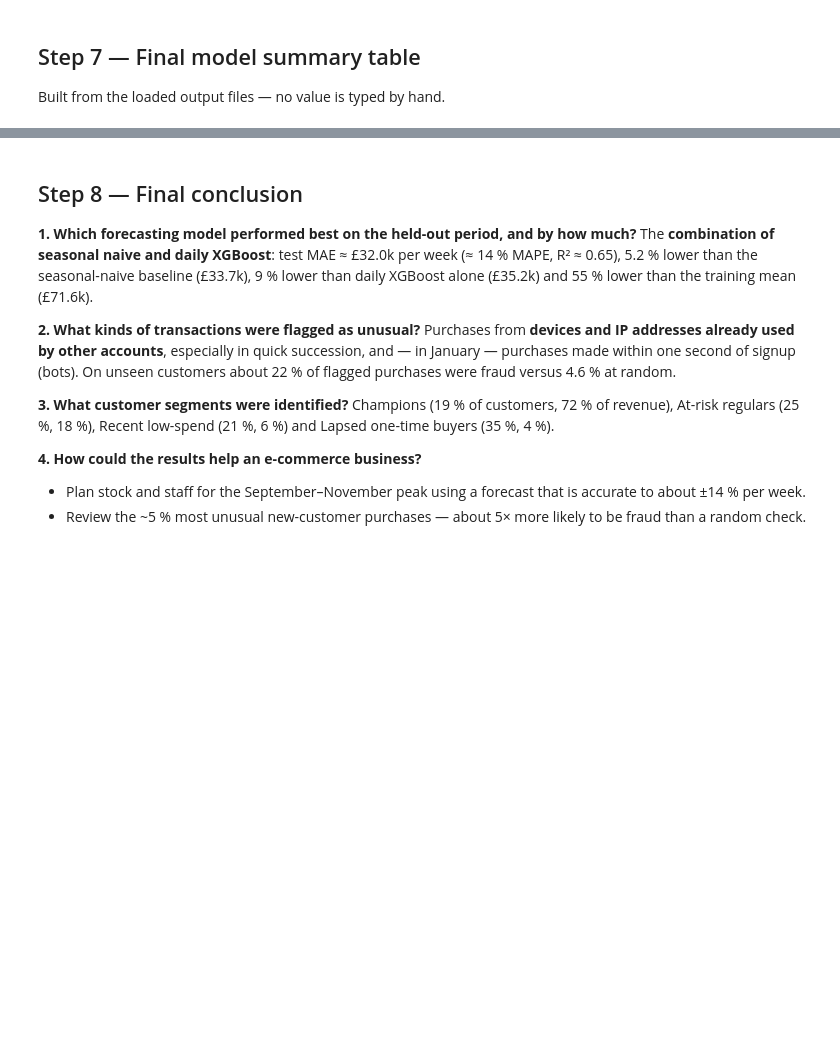
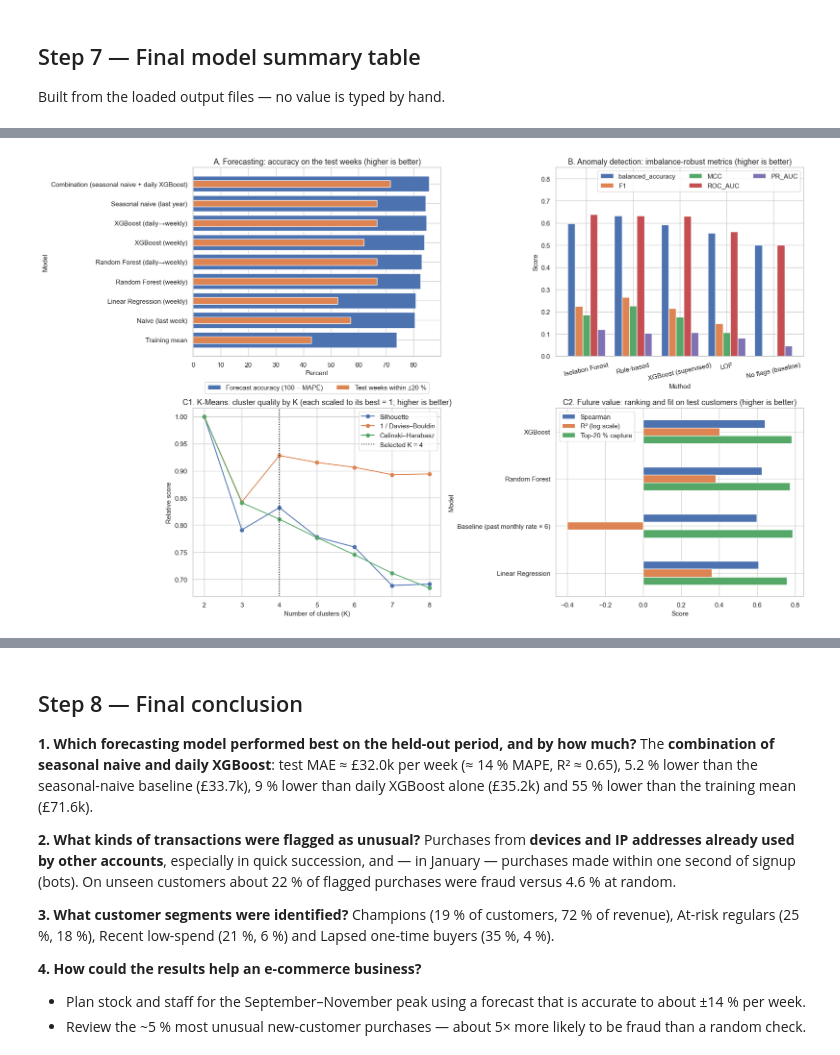
Before and after one commit to Orb-20/ecommerce-ml-cie-final, a Jupyter notebook: notebooks/04_Final_Model_Comparison_and_Summary.ipynb, the cells around one changed output, grey strips where cells are left out. Cells and saved outputs as stored; diff of their text form; code cells hidden in the pictures; blank space fills up the shorter version.

```diff
--- a/notebooks/04_Final_Model_Comparison_and_Summary.ipynb
+++ b/notebooks/04_Final_Model_Comparison_and_Summary.ipynb
@@ -377,0 +440,14 @@ with pd.option_context("display.max_colwidth", None):
+# %%
+print("C1. CUSTOMER SEGMENTATION — K-Means cluster-quality metrics for every K tried")
+k_view = k_evaluation[["inertia", "silhouette", "davies_bouldin", "calinski_harabasz", "selected"]]
+display(mark_best(k_view, ["silhouette", "calinski_harabasz"], ["davies_bouldin"]))
+
+print("C2. FUTURE CUSTOMER VALUE — regression and ranking metrics on test customers")
+value_view = future_value[["MAE", "RMSE", "MedAE", "R2", "R2_log", "Spearman", "top20_capture"]].copy()
+value_ranks = pd.DataFrame({"MAE": value_view["MAE"].rank(), "RMSE": value_view["RMSE"].rank(),
+                            "R2_log": value_view["R2_log"].rank(ascending=False),
+                            "Spearman": value_view["Spearman"].rank(ascending=False),
+                            "top20_capture": value_view["top20_capture"].rank(ascending=False)})
+value_view["overall_rank"] = value_ranks.mean(axis=1).rank(method="min").astype(int)
+value_view = value_view.sort_values("overall_rank")
+display(mark_best(value_view, ["R2", "R2_log", "Spearman", "top20_capture"], ["MAE", "RMSE", "MedAE"]))
@@ -377,0 +472,43 @@ with pd.option_context("display.max_colwidth", None):
+# %%
+fig, axes = plt.subplots(2, 2, figsize=(18, 11))
+
+order = forecast_full.sort_values("test_MAE").index
+axes[0, 0].barh(order, forecast_full.loc[order, "test_accuracy_%"], color=MAIN_COLOR, label="Forecast accuracy (100 − MAPE)")
+axes[0, 0].barh(order, forecast_full.loc[order, "test_within_20%"] * 100, color=ACCENT_COLOR, height=0.35,
+                label="Test weeks within ±20 %")
+axes[0, 0].invert_yaxis()
+axes[0, 0].set_title("A. Forecasting: accuracy on the test weeks (higher is better)")
+axes[0, 0].set_xlabel("Percent")
+axes[0, 0].set_ylabel("Model")
+axes[0, 0].legend(loc="upper center", bbox_to_anchor=(0.5, -0.12), ncol=2)
+
+anomaly_plot = anomaly_full[["balanced_accuracy", "F1", "MCC", "ROC_AUC", "PR_AUC"]]
+anomaly_plot.plot.bar(ax=axes[0, 1], width=0.8)
+axes[0, 1].set_ylim(0, 0.85)
+axes[0, 1].legend(loc="upper right", ncol=3)
+axes[0, 1].set_title("B. Anomaly detection: imbalance-robust metrics (higher is better)")
+axes[0, 1].set_xlabel("Method")
+axes[0, 1].set_ylabel("Score")
+axes[0, 1].tick_params(axis="x", rotation=12)
+
+k_scaled = k_evaluation[["silhouette", "davies_bouldin", "calinski_harabasz"]].copy()
+k_scaled["davies_bouldin"] = 1 / k_scaled["davies_bouldin"]
+k_scaled = k_scaled / k_scaled.max()
+k_scaled.columns = ["Silhouette", "1 / Davies–Bouldin", "Calinski–Harabasz"]
+k_scaled.plot(ax=axes[1, 0], marker="o")
+axes[1, 0].axvline(selected_k, color="black", linestyle=":", label=f"Selected K = {selected_k}")
+axes[1, 0].set_title("C1. K-Means: cluster quality by K (each scaled to its best = 1; higher is better)")
+axes[1, 0].set_xlabel("Number of clusters (K)")
+axes[1, 0].set_ylabel("Relative score")
+axes[1, 0].legend()
+
+value_view[["Spearman", "R2_log", "top20_capture"]].plot.barh(ax=axes[1, 1])
+axes[1, 1].invert_yaxis()
+axes[1, 1].set_title("C2. Future value: ranking and fit on test customers (higher is better)")
+axes[1, 1].set_xlabel("Score")
+axes[1, 1].set_ylabel("Model")
+axes[1, 1].legend(["Spearman", "R² (log scale)", "Top-20 % capture"])
+save_fig("full_metric_comparison")
+plt.show()
+# %% [output]
+[figure, added]
```
Also changed, not shown: parts of 7 cells of this notebook, 25 other files.
